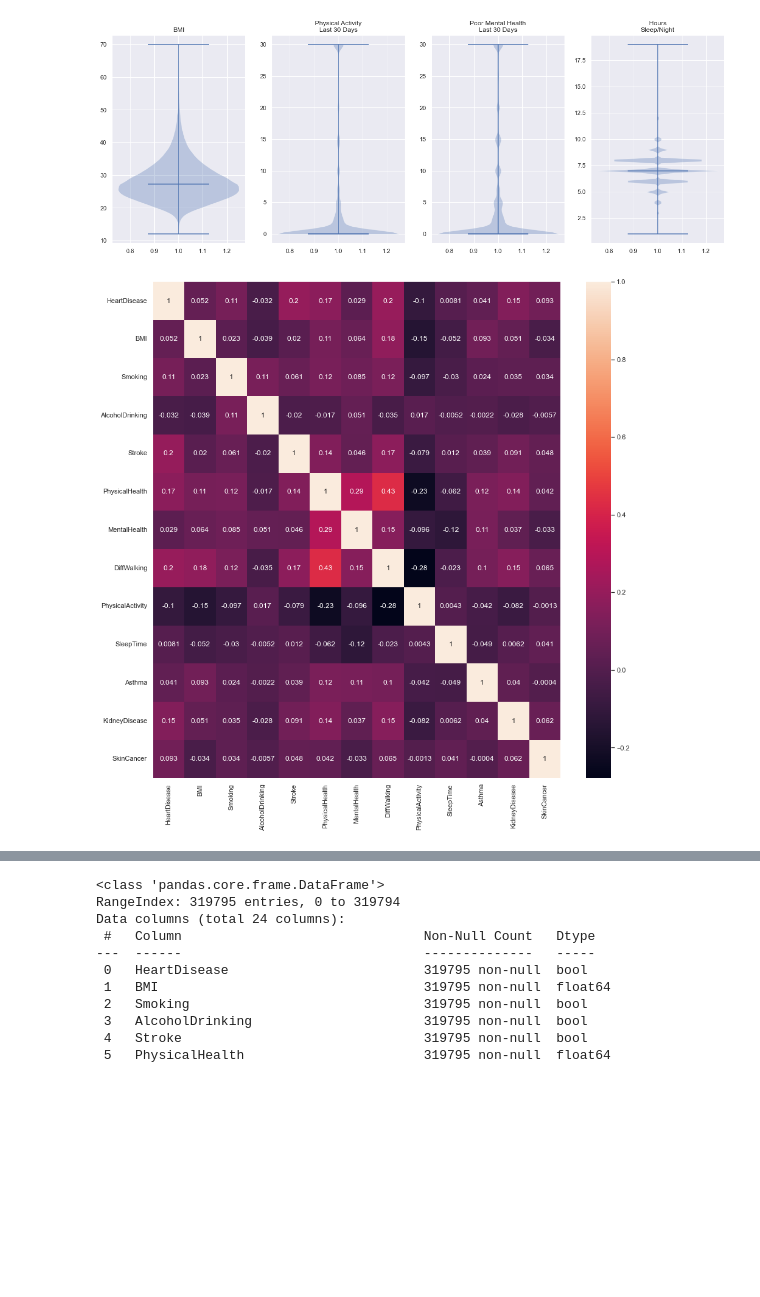
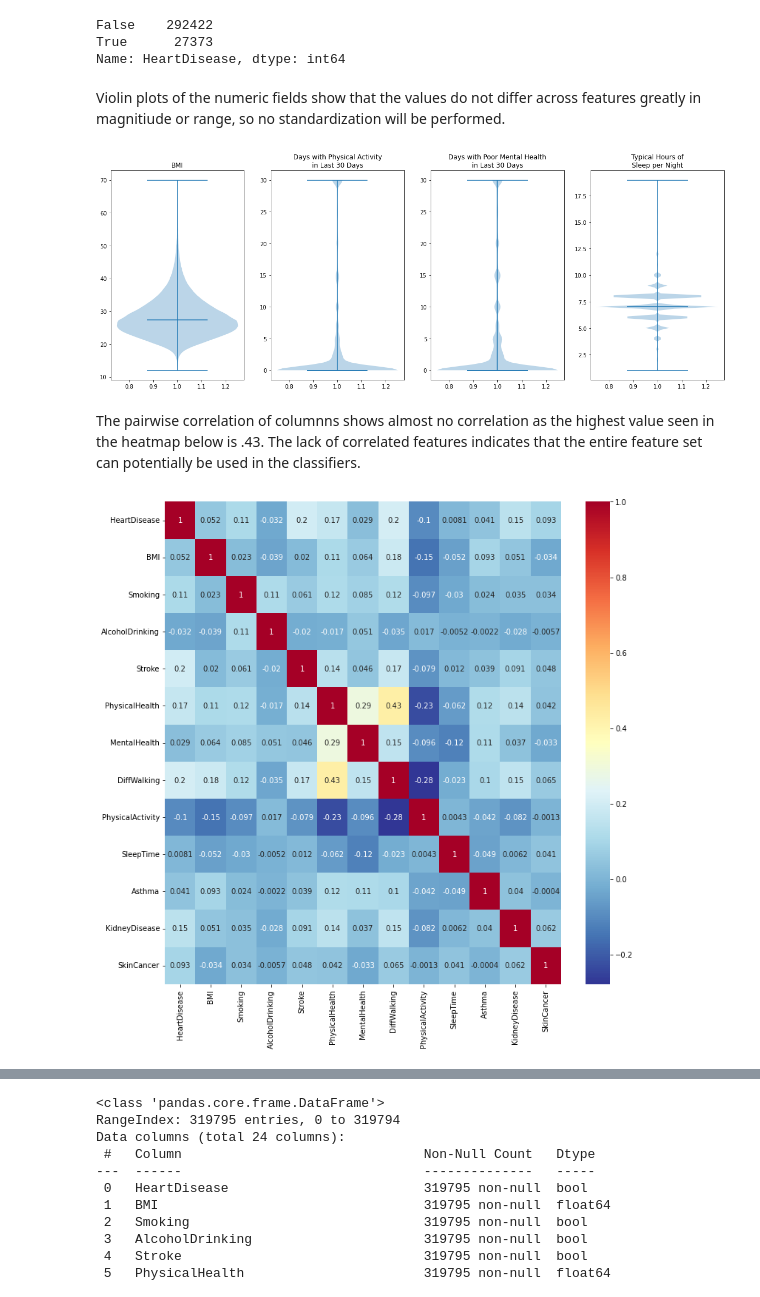
Before and after one commit to clayv/DTSA-5509_Final, a Jupyter notebook: Final_Project.ipynb, the cells around one changed output, grey strips where cells are left out. Cells and saved outputs as stored; diff of their text form; code cells hidden in the pictures; blank space fills up the shorter version.

```diff
--- a/Final_Project.ipynb
+++ b/Final_Project.ipynb
@@ -104,33 +114,36 @@ Count of BMI exactly 70: 129
+# %%
+df.HeartDisease.value_counts()
+# %% [output]
+False    292422
+True      27373
+Name: HeartDisease, dtype: int64
+# %% [markdown]
+Violin plots of the numeric fields show that the values do not differ across features greatly in magnitiude or range, so no standardization will be performed.
 # %%
 fig, (ax1, ax2, ax3, ax4) = plt.subplots(nrows = 1, ncols = 4)
 
-# Plot violin plot on axes 1
 ax1.violinplot(df.BMI, showmedians = True)
 ax1.set_title('BMI')
 
-# Plot violin plot on axes 2
 ax2.violinplot(df.PhysicalHealth, showmedians = True)
-ax2.set_title('Physical Activity\nLast 30 Days')
+ax2.set_title('Days with Physical Activity\nin Last 30 Days')
 
-# Plot violin plot on axes 3
 ax3.violinplot(df.MentalHealth, showmedians = True)
-ax3.set_title('Poor Mental Health\nLast 30 Days')
+ax3.set_title('Days with Poor Mental Health\nin Last 30 Days')
 
-# Plot violin plot on axes 4
 ax4.violinplot(df.SleepTime, showmedians=True)
-ax4.set_title('Hours\nSleep/Night')
+ax4.set_title('Typical Hours of\nSleep per Night')
 
 fig.set_figheight(7)
 fig.set_figwidth(20)
 plt.show()
 # %% [output]
-[figure, old version]
+[figure, new version]
+# %% [markdown]
+The pairwise correlation of columnns shows almost no correlation as the highest value seen in the heatmap below is .43. The lack of correlated features indicates that the entire feature set can potentially be used in the classifiers.
 # %%
-#sns.pairplot(votes, diag_kind = 'kde')
-#plt.show()
-
-plt.figure(figsize = (15,15))
-sns.heatmap(df.corr(), annot = True)
+plt.figure(figsize = (12, 12))
+sns.heatmap(df.corr(), annot = True, cmap = "RdYlBu_r")
 plt.show()
 # %% [output]
-[figure, old version]
+[figure, new version]
```
Also changed, not shown: parts of 27 cells of this notebook, 1 other file.
